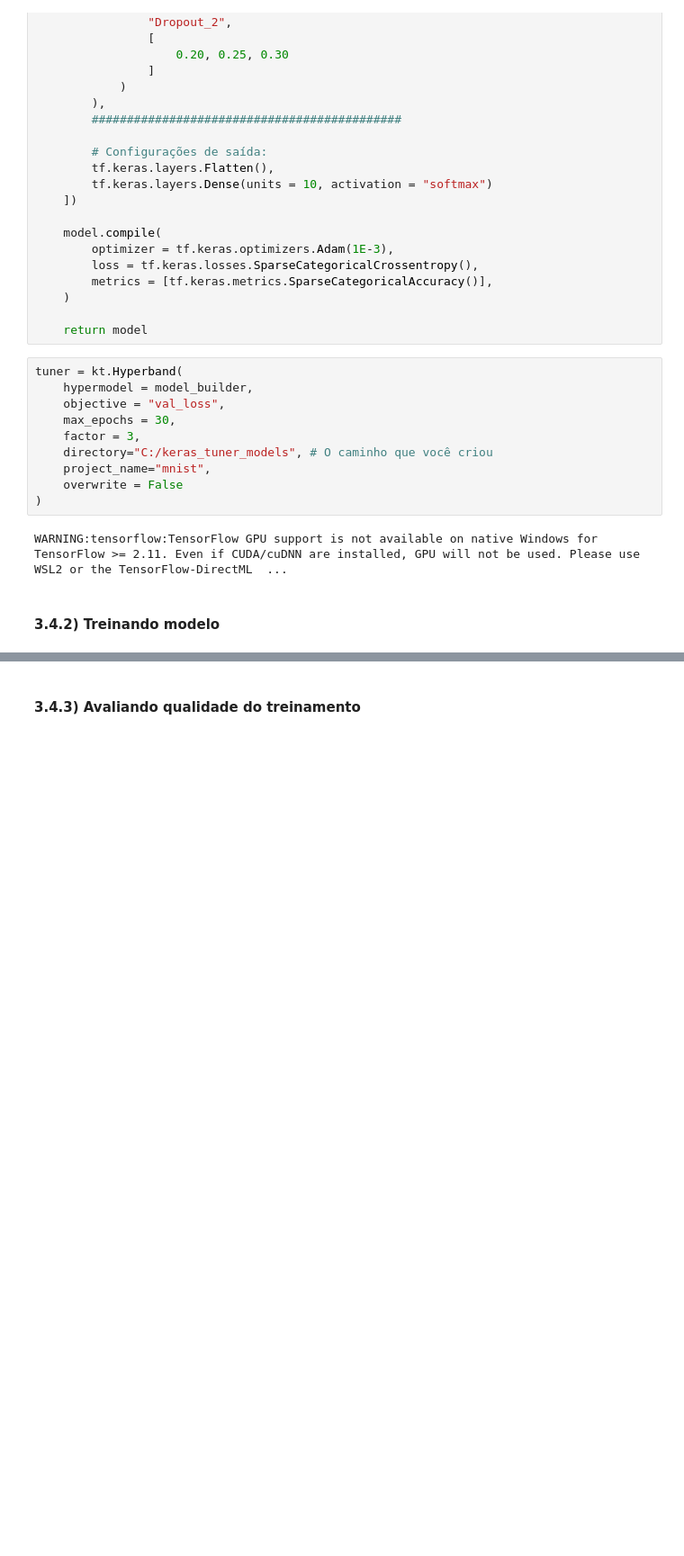
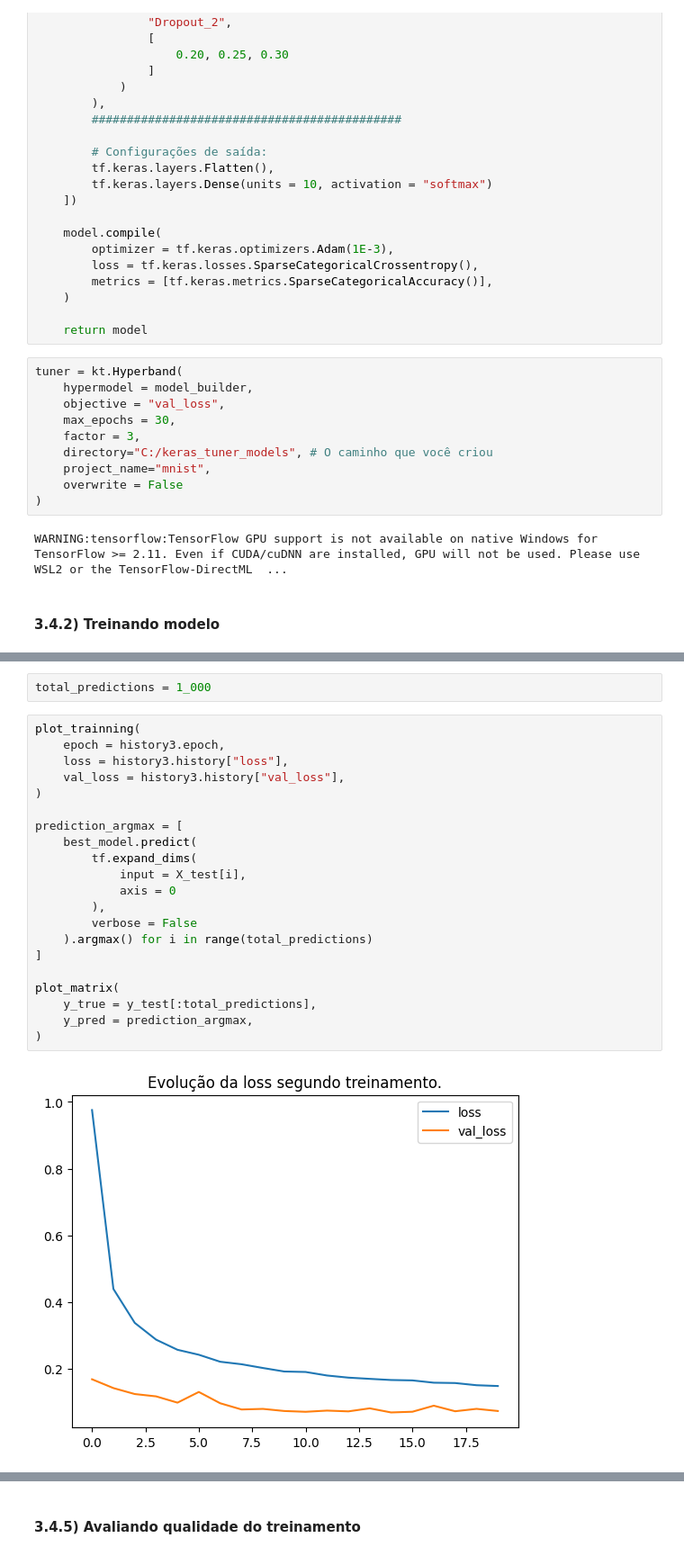
Before and after one commit to TulioInoue/datascience-study, a Jupyter notebook: cases/tensorflow/projects/mnist.ipynb, the cells around one changed output, grey strips where cells are left out. Shown at 90% size. Saved outputs shown, nothing was run; the diff lists cells and outputs as text; blank space fills up the shorter version.

Commit message:
Finishing trainning hyperparmeter model.

```diff
--- a/cases/tensorflow/projects/mnist.ipynb
+++ b/cases/tensorflow/projects/mnist.ipynb
@@ -638,0 +713,25 @@ Epoch 1/2
+# %%
+total_predictions = 1_000
+# %%
+plot_trainning(
+    epoch = history3.epoch,
+    loss = history3.history["loss"],
+    val_loss = history3.history["val_loss"],
+)
+
+prediction_argmax = [
+    best_model.predict(
+        tf.expand_dims(
+            input = X_test[i],
+            axis = 0
+        ),
+        verbose = False
+    ).argmax() for i in range(total_predictions)
+]
+
+plot_matrix(
+    y_true = y_test[:total_predictions],
+    y_pred = prediction_argmax,
+)
+# %% [output]
+[figure, added]
@@ -639,2 +739,2 @@ Epoch 1/2
 # %% [markdown]
-#### 3.4.3) Avaliando qualidade do treinamento
+#### 3.4.5) Avaliando qualidade do treinamento
```
Also changed, not shown: parts of 12 cells of this notebook, 1 other file.
